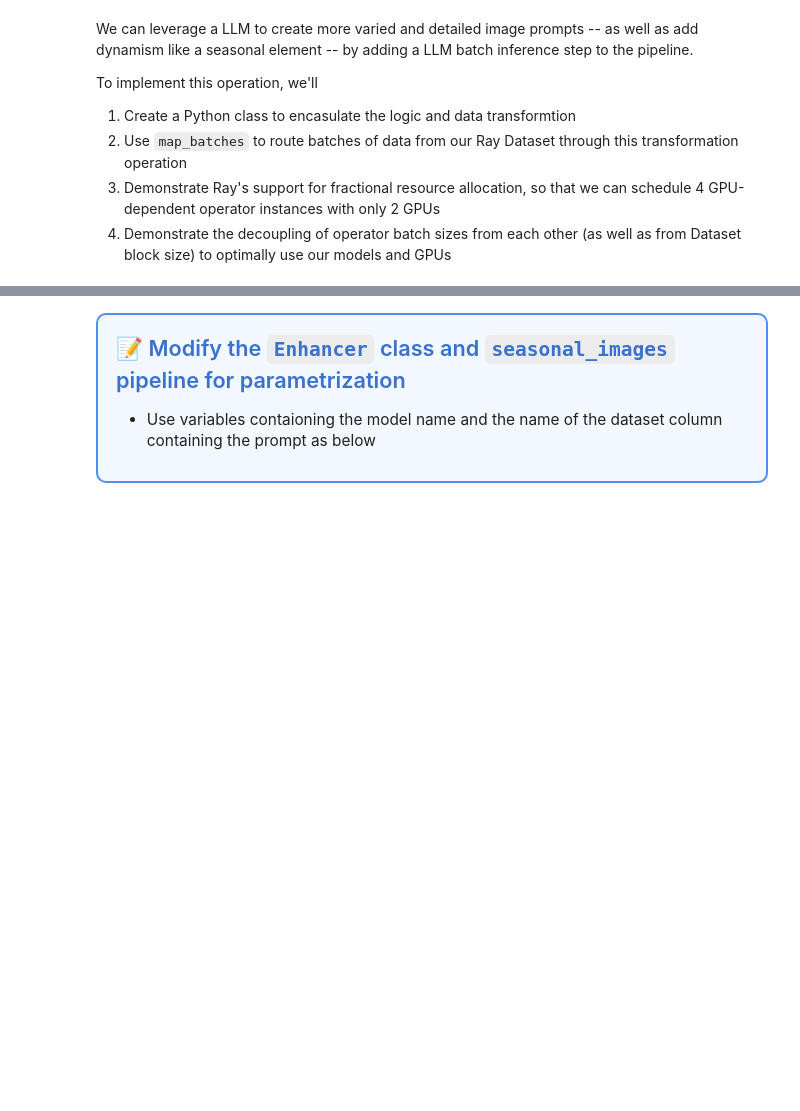
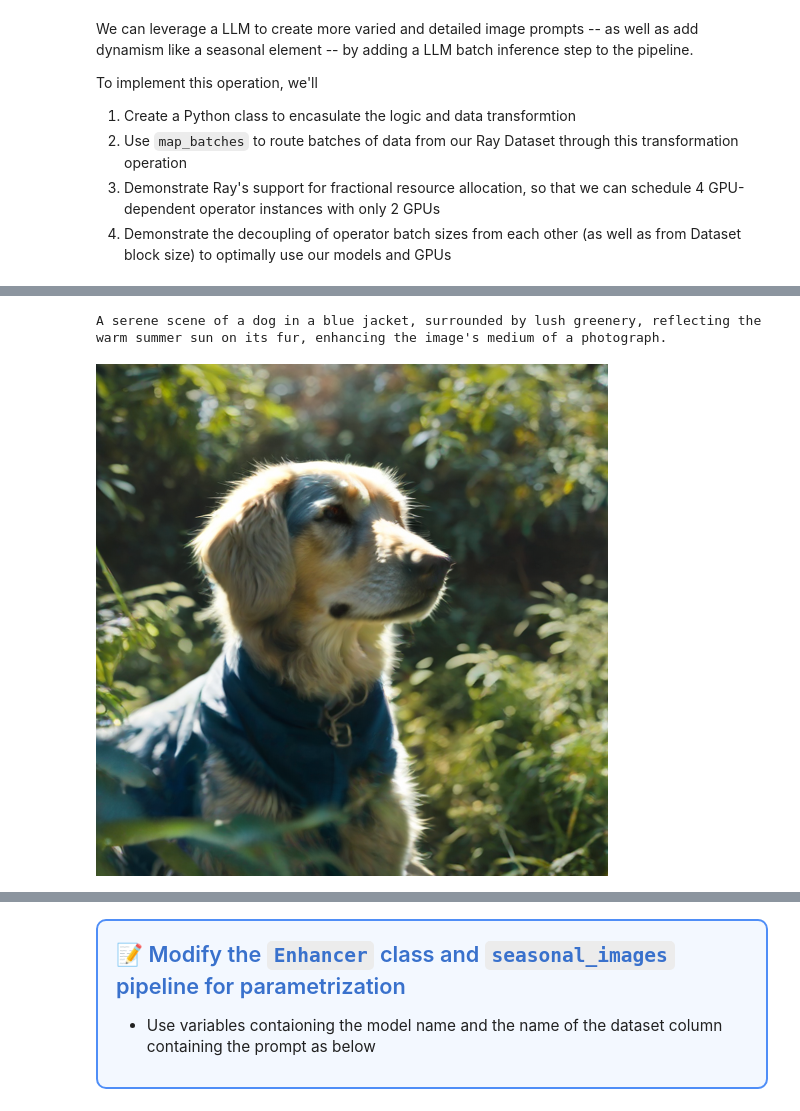
Before and after one commit to debnsuma/vhol-ray-data, a Jupyter notebook: VHOL.ipynb, the cells around one changed output, grey strips where cells are left out. Cells and saved outputs as stored; diff of their text form; code cells hidden in the pictures; blank space fills up the shorter version.

```diff
--- a/VHOL.ipynb
+++ b/VHOL.ipynb
@@ -463,6 +808,9 @@ examples = seasonal_images.take_batch(3)
 # %%
-print(examples['prompt'][2])
-examples['image'][6]
+print(examples['prompt'][1])
+examples['image'][1]
+# %% [output]
+A serene scene of a dog in a blue jacket, surrounded by lush greenery, reflecting the warm summer sun on its fur, enhancing the image's medium of a photograph.
+[figure, added]
 # %% [markdown]
 <div align="center"><img src="assets/Part3_done.png" alt="Intro to Ray" width="70%"></div>
 # %% [markdown]
```
Also changed, not shown: parts of 52 cells of this notebook, 8 other files.
